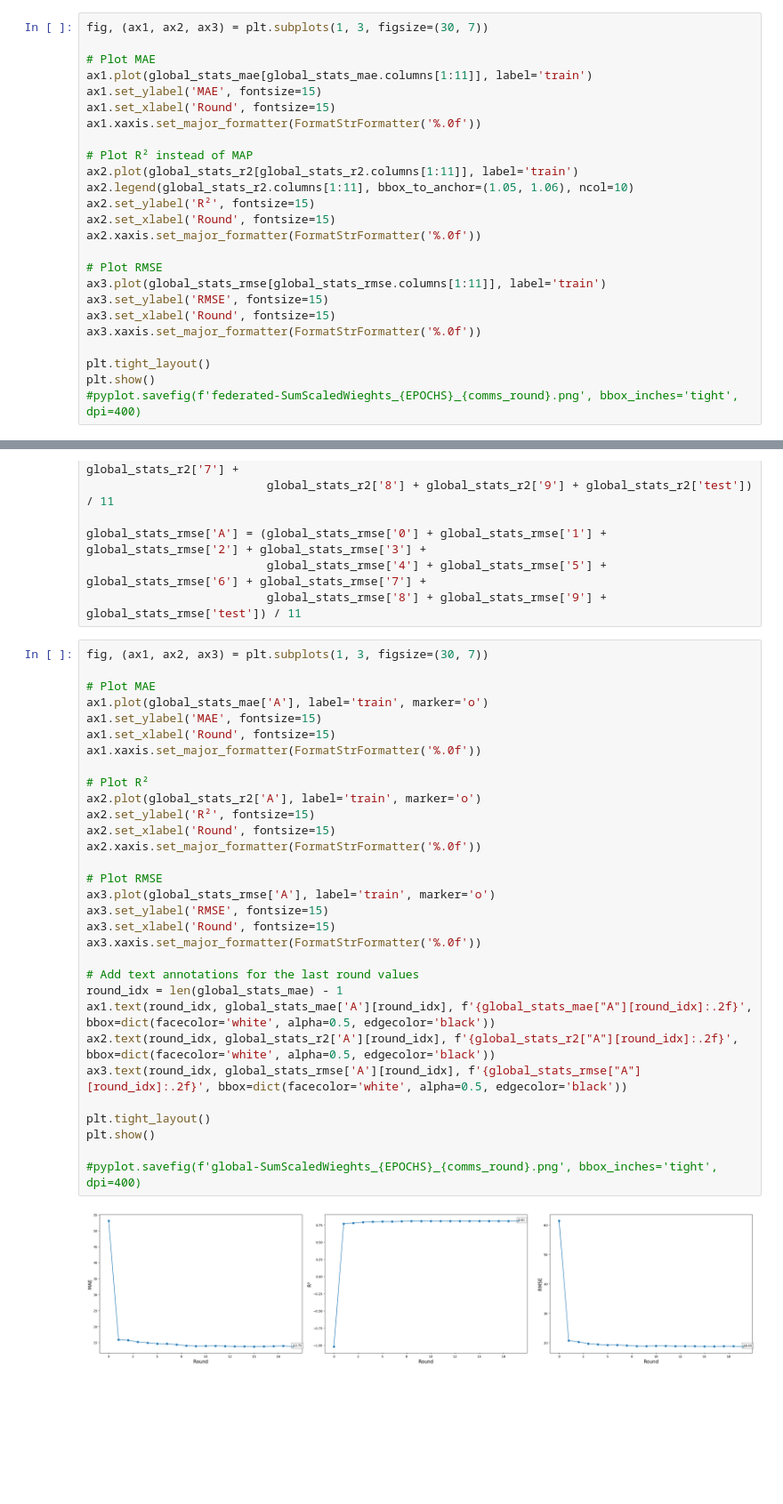
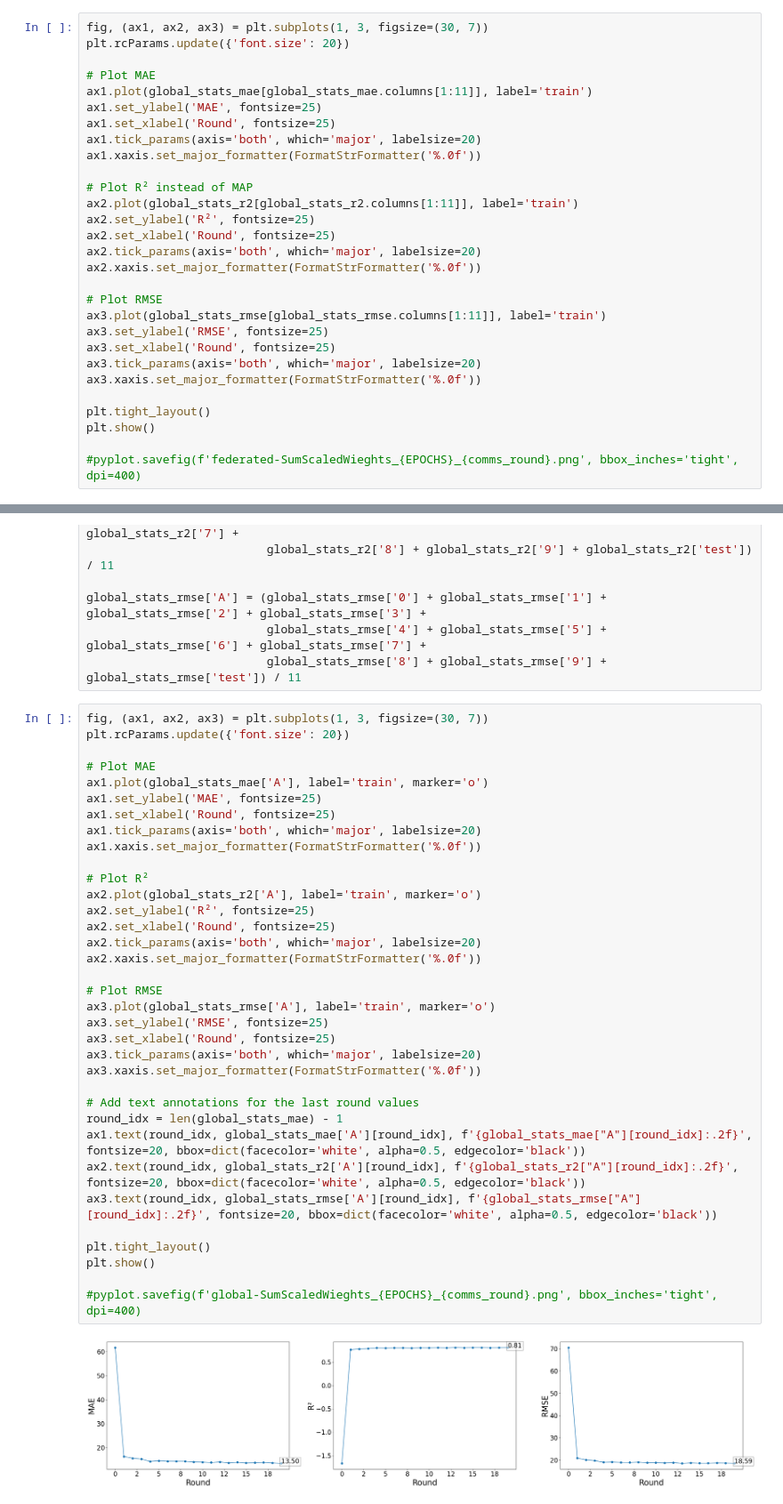
Before and after one commit to SarantisPapachrist/Diploma-Thesis, a Jupyter notebook: Turbofan_Jet_Engine/Federated_Learning/federated/federated_SumScaledWeights.ipynb, the cells around one changed output, grey strips where cells are left out. Shown at 89% size. Cells and saved outputs as stored; diff of their text form; blank space fills up the shorter version.

```diff
--- a/Turbofan_Jet_Engine/Federated_Learning/federated/federated_SumScaledWeights.ipynb
+++ b/Turbofan_Jet_Engine/Federated_Learning/federated/federated_SumScaledWeights.ipynb
@@ -307,27 +306,31 @@ KeyboardInterrupt:
 #global_model.save(f'federated/model_FedAvg_{EPOCHS}_{comms_round}_{int(datetime.now().timestamp())}')
 # %%
 fig, (ax1, ax2, ax3) = plt.subplots(1, 3, figsize=(30, 7))
+plt.rcParams.update({'font.size': 20})
 
 # Plot MAE
 ax1.plot(global_stats_mae[global_stats_mae.columns[1:11]], label='train')
-ax1.set_ylabel('MAE', fontsize=15)
-ax1.set_xlabel('Round', fontsize=15)
+ax1.set_ylabel('MAE', fontsize=25)
+ax1.set_xlabel('Round', fontsize=25)
+ax1.tick_params(axis='both', which='major', labelsize=20)
 ax1.xaxis.set_major_formatter(FormatStrFormatter('%.0f'))
 
 # Plot R² instead of MAP
 ax2.plot(global_stats_r2[global_stats_r2.columns[1:11]], label='train')
-ax2.legend(global_stats_r2.columns[1:11], bbox_to_anchor=(1.05, 1.06), ncol=10)
-ax2.set_ylabel('R²', fontsize=15)
-ax2.set_xlabel('Round', fontsize=15)
+ax2.set_ylabel('R²', fontsize=25)
+ax2.set_xlabel('Round', fontsize=25)
+ax2.tick_params(axis='both', which='major', labelsize=20)
 ax2.xaxis.set_major_formatter(FormatStrFormatter('%.0f'))
 
 # Plot RMSE
 ax3.plot(global_stats_rmse[global_stats_rmse.columns[1:11]], label='train')
-ax3.set_ylabel('RMSE', fontsize=15)
-ax3.set_xlabel('Round', fontsize=15)
+ax3.set_ylabel('RMSE', fontsize=25)
+ax3.set_xlabel('Round', fontsize=25)
+ax3.tick_params(axis='both', which='major', labelsize=20)
 ax3.xaxis.set_major_formatter(FormatStrFormatter('%.0f'))
 
 plt.tight_layout()
 plt.show()
+
 #pyplot.savefig(f'federated-SumScaledWieghts_{EPOCHS}_{comms_round}.png', bbox_inches='tight', dpi=400)
 # %% [output]
@@ -352,35 +355,39 @@ global_stats_rmse['A'] = (global_stats_rmse['0'] + global_stats_rmse['1'] + glob
                           global_stats_rmse['8'] + global_stats_rmse['9'] + global_stats_rmse['test']) / 11
 # %%
 fig, (ax1, ax2, ax3) = plt.subplots(1, 3, figsize=(30, 7))
+plt.rcParams.update({'font.size': 20})
 
 # Plot MAE
 ax1.plot(global_stats_mae['A'], label='train', marker='o')
-ax1.set_ylabel('MAE', fontsize=15)
-ax1.set_xlabel('Round', fontsize=15)
+ax1.set_ylabel('MAE', fontsize=25)
+ax1.set_xlabel('Round', fontsize=25)
+ax1.tick_params(axis='both', which='major', labelsize=20)
 ax1.xaxis.set_major_formatter(FormatStrFormatter('%.0f'))
 
 # Plot R²
 ax2.plot(global_stats_r2['A'], label='train', marker='o')
-ax2.set_ylabel('R²', fontsize=15)
-ax2.set_xlabel('Round', fontsize=15)
+ax2.set_ylabel('R²', fontsize=25)
+ax2.set_xlabel('Round', fontsize=25)
+ax2.tick_params(axis='both', which='major', labelsize=20)
 ax2.xaxis.set_major_formatter(FormatStrFormatter('%.0f'))
 
 # Plot RMSE
 ax3.plot(global_stats_rmse['A'], label='train', marker='o')
-ax3.set_ylabel('RMSE', fontsize=15)
-ax3.set_xlabel('Round', fontsize=15)
+ax3.set_ylabel('RMSE', fontsize=25)
+ax3.set_xlabel('Round', fontsize=25)
+ax3.tick_params(axis='both', which='major', labelsize=20)
 ax3.xaxis.set_major_formatter(FormatStrFormatter('%.0f'))
 
 # Add text annotations for the last round values
 round_idx = len(global_stats_mae) - 1
-ax1.text(round_idx, global_stats_mae['A'][round_idx], f'{global_stats_mae["A"][round_idx]:.2f}', bbox=dict(facecolor='white', alpha=0.5, edgecolor='black'))
-ax2.text(round_idx, global_stats_r2['A'][round_idx], f'{global_stats_r2["A"][round_idx]:.2f}', bbox=dict(facecolor='white', alpha=0.5, edgecolor='black'))
-ax3.text(round_idx, global_stats_rmse['A'][round_idx], f'{global_stats_rmse["A"][round_idx]:.2f}', bbox=dict(facecolor='white', alpha=0.5, edgecolor='black'))
+ax1.text(round_idx, global_stats_mae['A'][round_idx], f'{global_stats_mae["A"][round_idx]:.2f}', fontsize=20, bbox=dict(facecolor='white', alpha=0.5, edgecolor='black'))
+ax2.text(round_idx, global_stats_r2['A'][round_idx], f'{global_stats_r2["A"][round_idx]:.2f}', fontsize=20, bbox=dict(facecolor='white', alpha=0.5, edgecolor='black'))
+ax3.text(round_idx, global_stats_rmse['A'][round_idx], f'{global_stats_rmse["A"][round_idx]:.2f}', fontsize=20, bbox=dict(facecolor='white', alpha=0.5, edgecolor='black'))
 
 plt.tight_layout()
 plt.show()
 
 #pyplot.savefig(f'global-SumScaledWieghts_{EPOCHS}_{comms_round}.png', bbox_inches='tight', dpi=400)
 # %% [output]
-[figure, old version]
+[figure, new version]
 # %%
```
Also changed, not shown: parts of 6 cells of this notebook, 9 other files.
